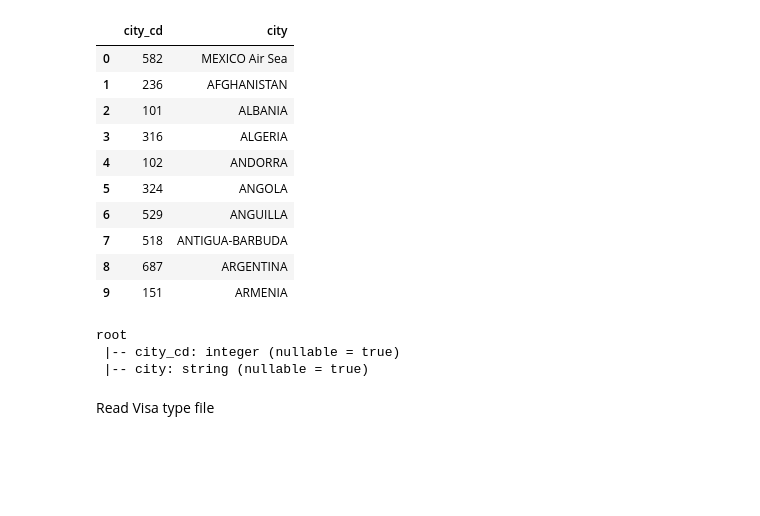
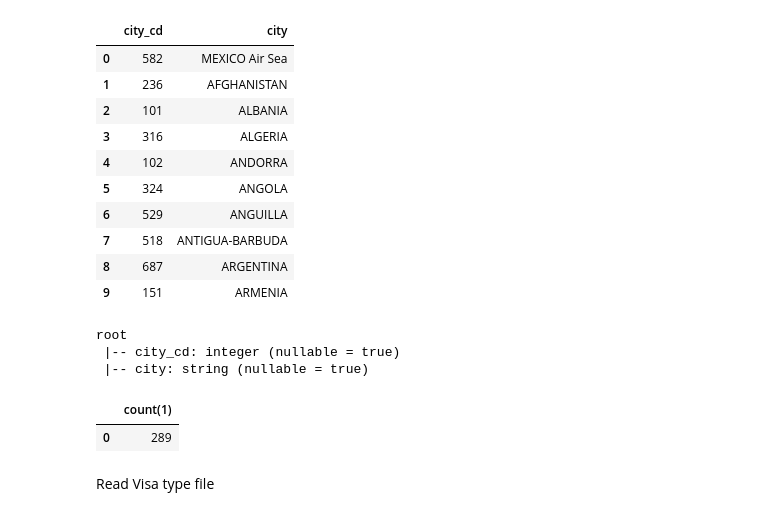
Before and after one commit to mismail22-cloud/Immigration-DWH-using-Spark, a Jupyter notebook: Capstone Project Template.ipynb, the cells around one changed output. Saved outputs shown, nothing was run; the diff lists cells and outputs as text; code cells hidden in the pictures; blank space fills up the shorter version.

```diff
--- a/Capstone Project Template.ipynb
+++ b/Capstone Project Template.ipynb
@@ -338,6 +435,11 @@ root
  |-- city: string (nullable = true)
 # %%
 stg_all_city_df.createOrReplaceTempView("stg_all_city")
+# %%
+spark.sql('SELECT count(*) from stg_all_city ').toPandas()
+# %% [output]
+|  | count(1) |
+| 0 | 289 |
 # %% [markdown]
 Read Visa type file
 # %%
```
Also changed, not shown: parts of 22 cells of this notebook.
